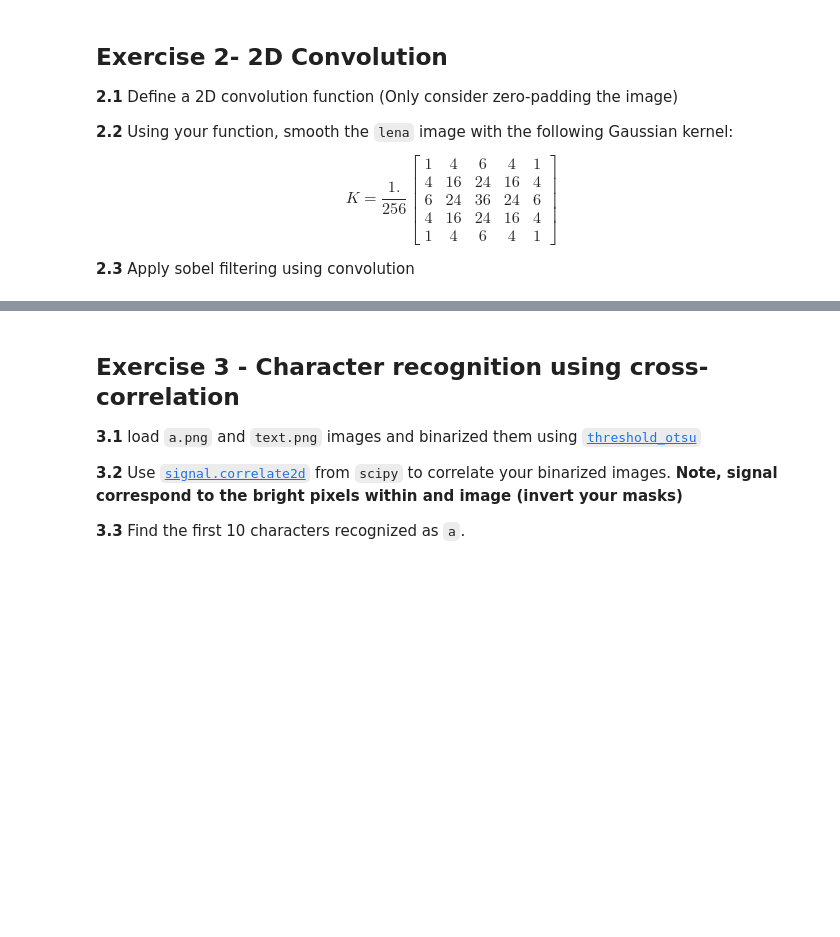
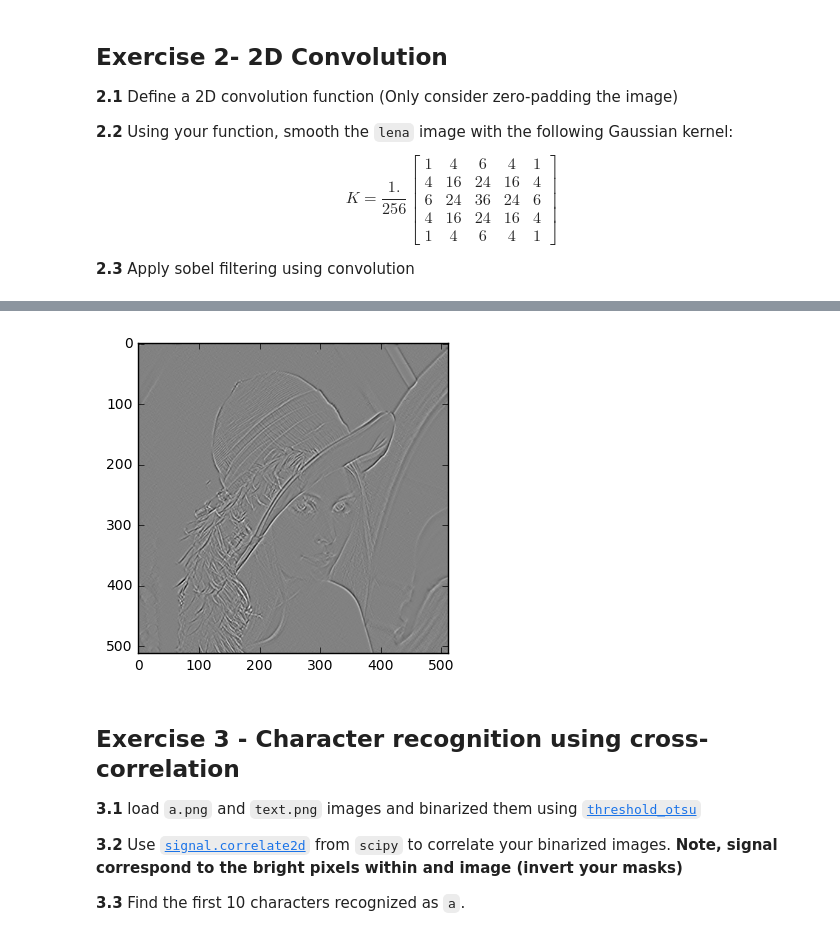
Before and after one commit to daniglezad/DSP-TP-1617, a Jupyter notebook: Lab3/python/Lab3.ipynb, the cells around one changed output, grey strips where cells are left out. Cells and saved outputs as stored; diff of their text form; code cells hidden in the pictures; blank space fills up the shorter version.

```diff
--- a/Lab3/python/Lab3.ipynb
+++ b/Lab3/python/Lab3.ipynb
@@ -62,3 +127,24 @@ $$ K = \frac{1.}{256}\begin{bmatrix} 1 & 4 & 6 & 4 & 1 \\ 4 & 16 & 24 & 16 & 4 \
+# %%
+S1 = np.zeros((3,3))
+S1 = [-1,0,1],[-2,0,2], [-1,0,1]  #first sobel filter
+ys1= conv_2d(lena_im,S1,512,512,3,3)
+#plt.figure()
+#plt.imshow(ys1,  cmap=plt.cm.gray)
+#plt.show()
+
+S2 = np.zeros((3,3))
+S2 = [-1,-2,-1],[0,0,0], [1,2,1]  #second sobel filter
+ys2= conv_2d(lena_im,S2,512,512,3,3)
+#plt.figure()
+#plt.imshow(ys2,  cmap=plt.cm.gray)
+#plt.show()
+
+yst= conv_2d(conv_2d(lena_im,S1,512,512,3,3),S2,512,512,3,3)
+plt.figure()
+plt.imshow(yst,  cmap=plt.cm.gray)
+plt.show()
+# %% [output]
+[figure, added]
 # %% [markdown]
 ## Exercise 3 - Character recognition using cross-correlation
 
```
Also changed, not shown: parts of 6 cells of this notebook.
